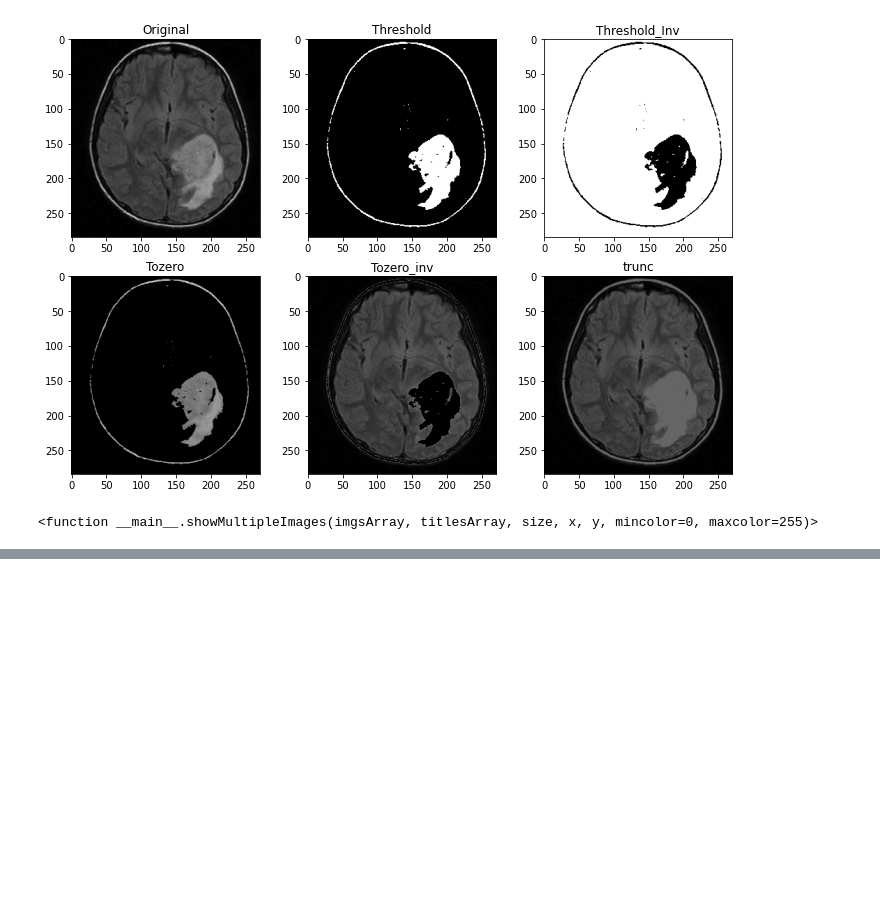
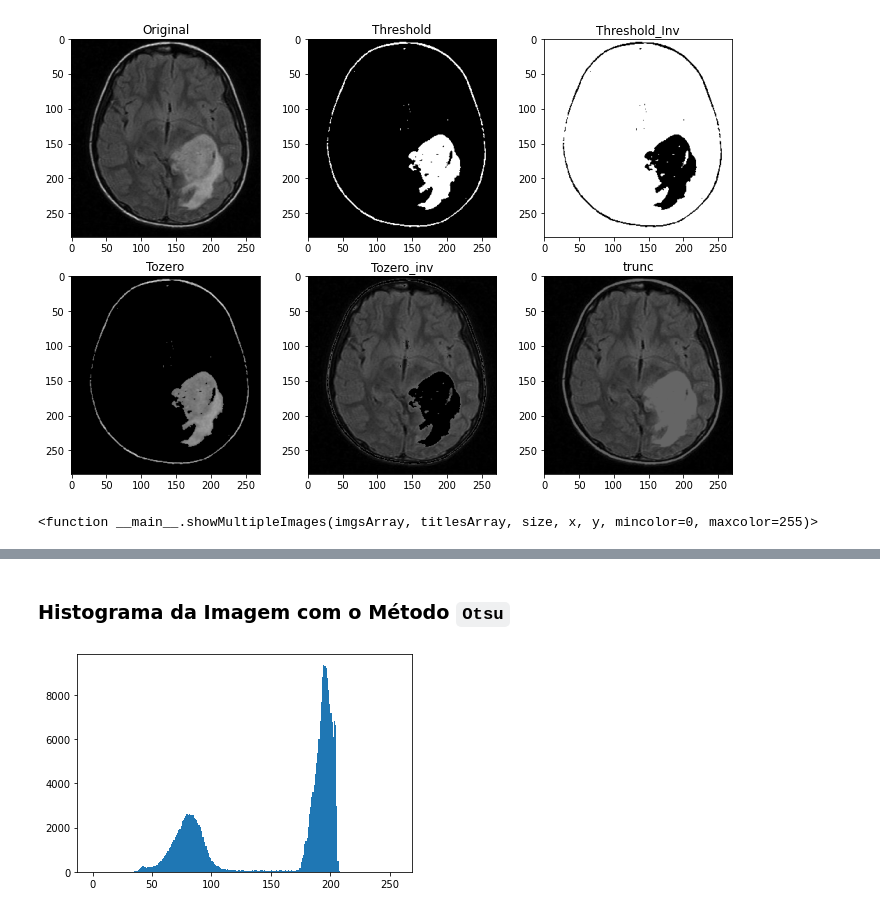
Before and after one commit to AlanMarquesRocha/segmentacao_imagens_pdi, a Jupyter notebook: segmentacao_imagens_pt1.ipynb, the cells around one changed output, grey strips where cells are left out. Drawn from its saved outputs; the diff is of its cells as text; code cells hidden in the pictures; blank space fills up the shorter version.

```diff
--- a/segmentacao_imagens_pt1.ipynb
+++ b/segmentacao_imagens_pt1.ipynb
@@ -244,0 +274,7 @@ thresh_image(img_gray, 101)
+# %% [markdown]
+### **Histograma da Imagem com o Método ``Otsu``**
+# %%
+histograma, bins = np.histogram(img_gray, 256, [0, 256])
+plt.hist(img_gray.ravel(), 256, [0, 256]);
+# %% [output]
+[figure, added]
```
Also changed, not shown: parts of 7 cells of this notebook.
